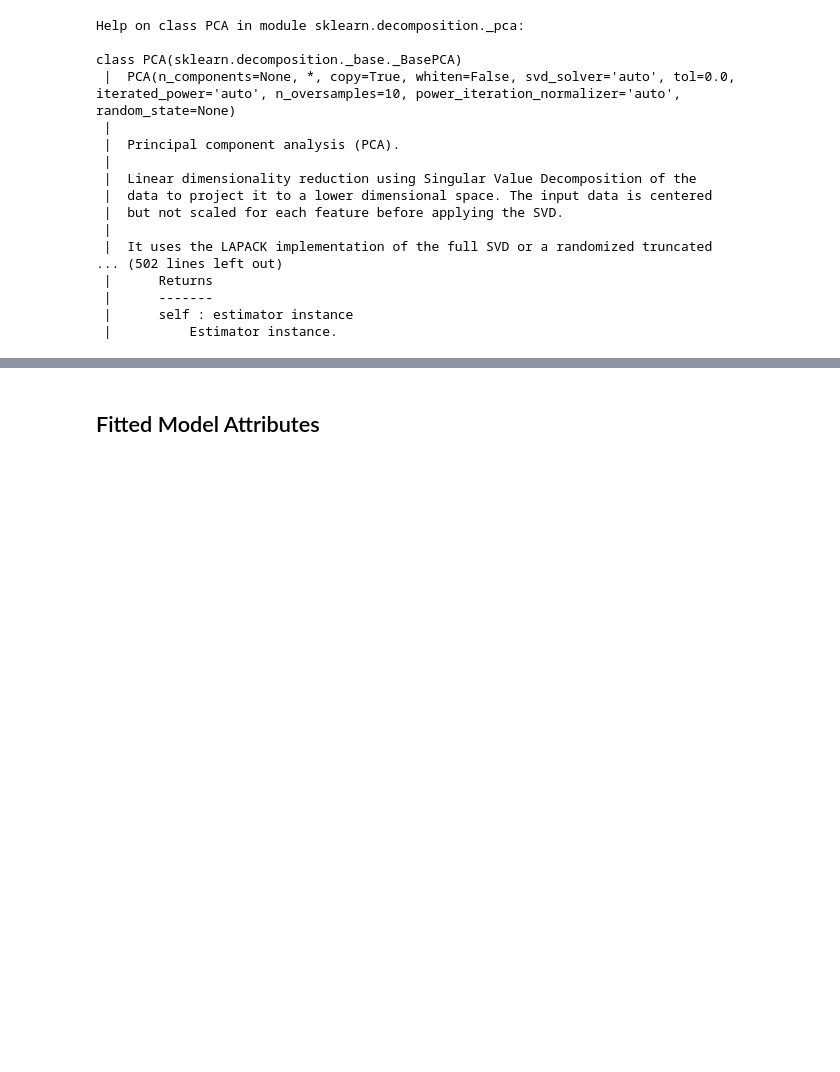
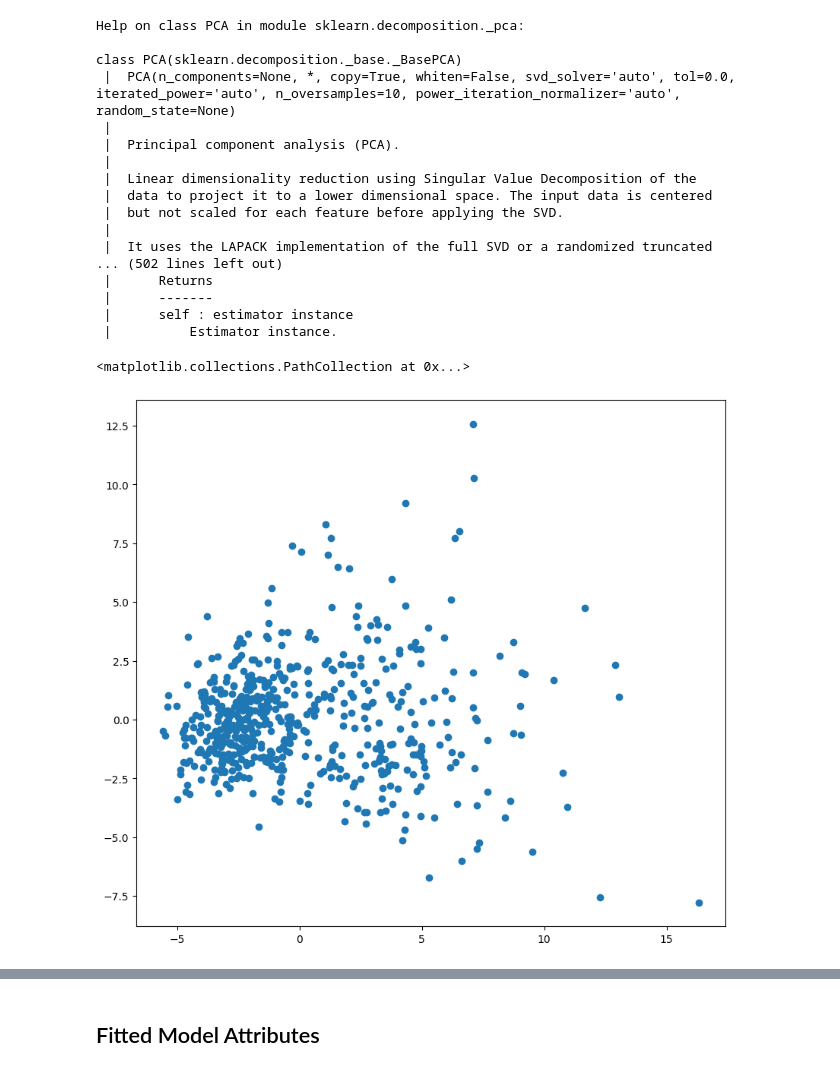
Before and after one commit to pg-88/ARTIFICIAL-INTELLIGENCE-MACHINE-LEARNING, a Jupyter notebook: python/PCA-Principal-Component-Analysis/01-PCA-Scikit-Learn.ipynb, the cells around one changed output, grey strips where cells are left out. Saved outputs shown, nothing was run; the diff lists cells and outputs as text; code cells hidden in the pictures; blank space fills up the shorter version.

```diff
--- a/python/PCA-Principal-Component-Analysis/01-PCA-Scikit-Learn.ipynb
+++ b/python/PCA-Principal-Component-Analysis/01-PCA-Scikit-Learn.ipynb
@@ -142,0 +145,3 @@ df.head()
+# %%
+scaler= StandardScaler()
+scaled_X = scaler.fit_transform(df)
@@ -147,0 +179,5 @@ df.head()
+# %%
+pca = PCA(n_components=2)
+# %%
+principal_components = pca.fit_transform(scaled_X)
+principal_components
@@ -175,4 +219,9 @@ class PCA(sklearn.decomposition._base._BasePCA)
 # fit transform
 # %%
 # scatter plot of the reduced component
+plt.figure(figsize=(10, 9))
+plt.scatter(principal_components[:, 0], principal_components[:,1])
+# %% [output]
+<matplotlib.collections.PathCollection at 0x...>
+[figure, added]
 # %%
```
Also changed, not shown: parts of 14 cells of this notebook, 1 other file.
